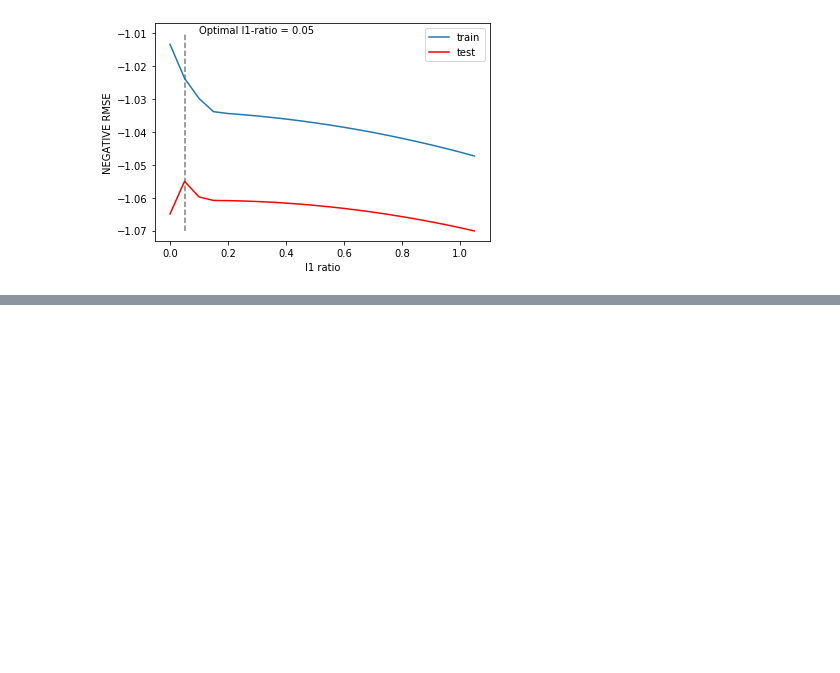
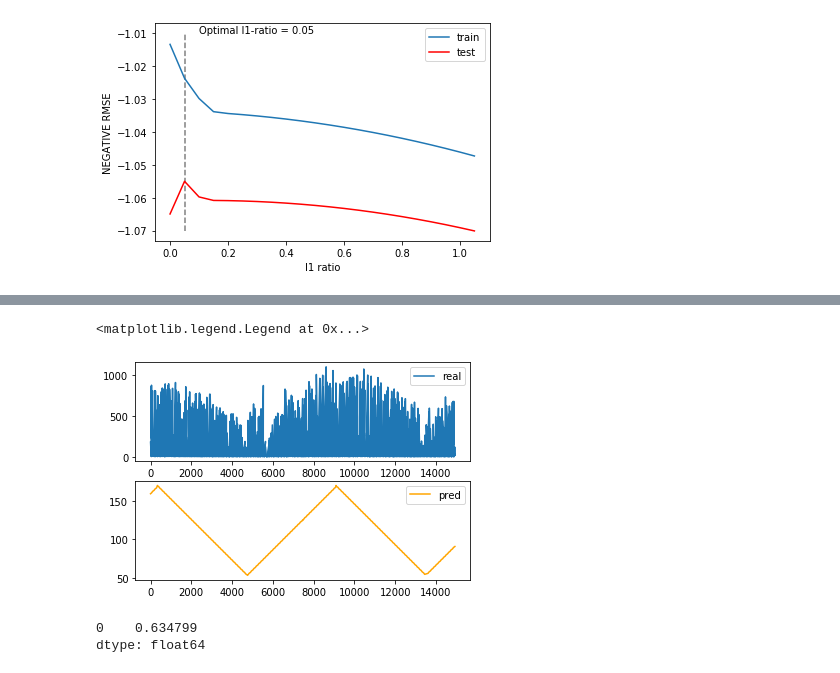
Before and after one commit to moritzwilksch/DataScienceEducation, a Jupyter notebook: PythonForDataScienceHandbook/NotesPythonDSHandbook.ipynb, the cells around one changed output, grey strips where cells are left out. Cells and saved outputs as stored; diff of their text form; code cells hidden in the pictures; blank space fills up the shorter version.

Commit message:
finished linear regression

```diff
--- a/PythonForDataScienceHandbook/NotesPythonDSHandbook.ipynb
+++ b/PythonForDataScienceHandbook/NotesPythonDSHandbook.ipynb
@@ -321,0 +357,31 @@ tbc 394
+# %%
+# Modelling
+from sklearn.linear_model import LinearRegression
+
+m = LinearRegression()
+dfx = df.seasonality.values.reshape(-1,1)
+dfy = df.total
+
+xtrain = dfx[0:50000]
+xtest = dfx[50001:]
+ytrain = dfy.iloc[:50000]
+ytest = dfy.iloc[50001:]
+ytest = ytest.reset_index().drop("index", axis=1)
+
+m.fit(xtrain, ytrain)
+pred = m.predict(xtest)
+# %%
+# Comparing Real and Predicted Values
+fig, ax = plt.subplots(2,1)
+ax[0].plot(ytest, label="real")
+ax[0].legend()
+ax[1].plot(pred, label="pred", color="orange")
+plt.legend()
+# %% [output]
+<matplotlib.legend.Legend at 0x...>
+[figure, added]
+# %%
+pd.Series(m.coef_)
+# %% [output]
+0    0.634799
+dtype: float64
```
Also changed, not shown: parts of 8 cells of this notebook, 1 other file.
